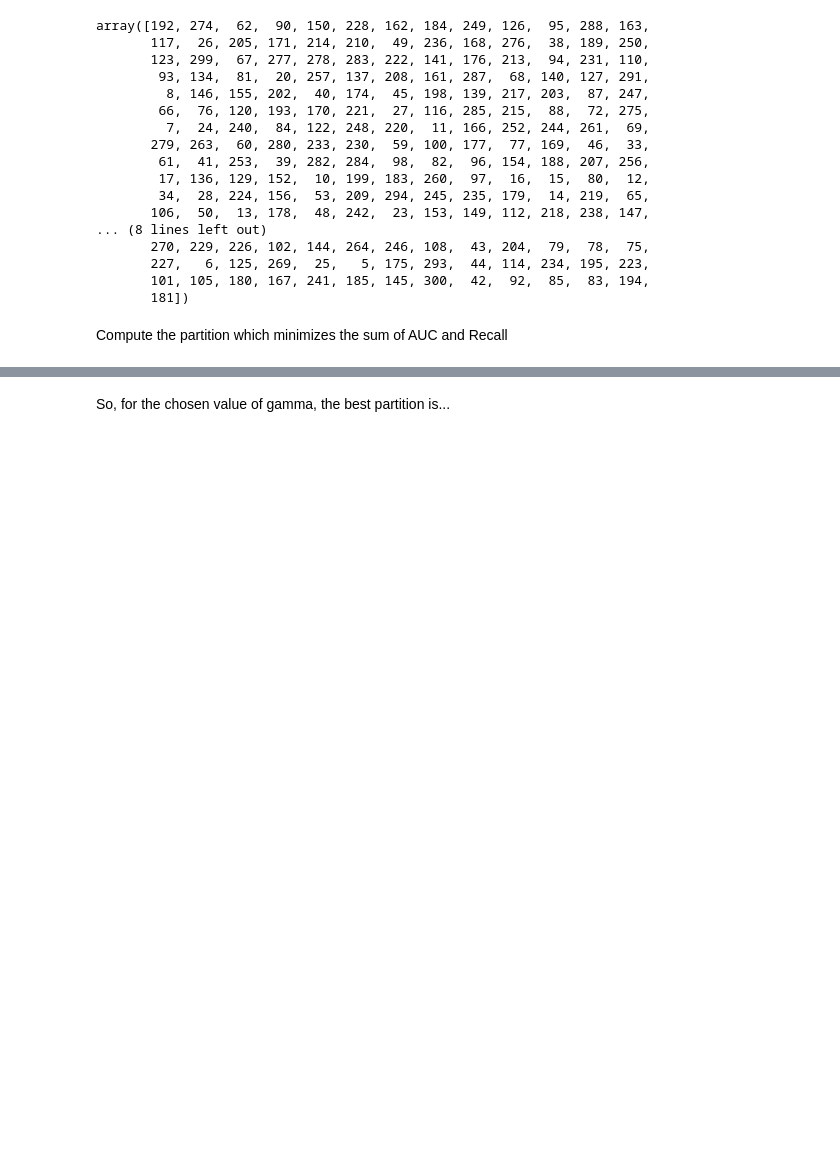
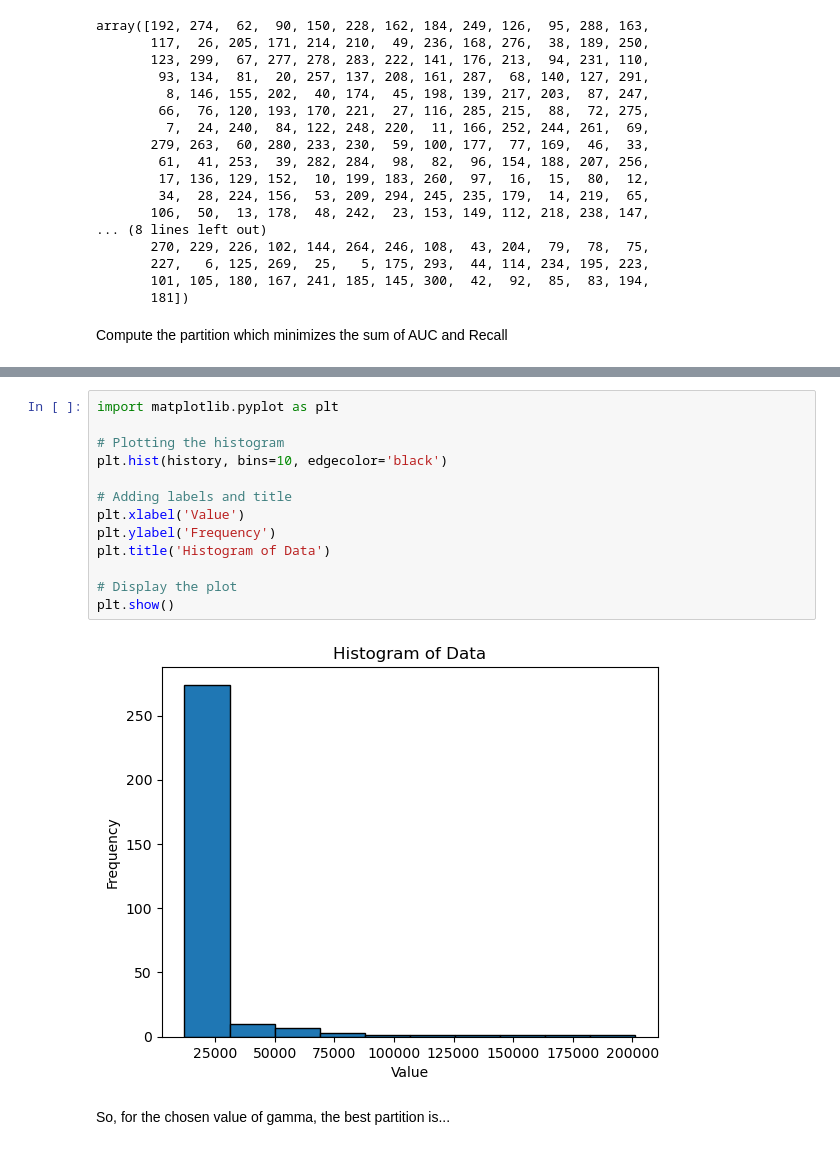
Before and after one commit to peetceenatoo/my-first-research-project, a Jupyter notebook: Implementation/Coat/Notebook.ipynb, the cells around one changed output, grey strips where cells are left out. Cells and saved outputs as stored; diff of their text form; blank space fills up the shorter version.

```diff
--- a/Implementation/Coat/Notebook.ipynb
+++ b/Implementation/Coat/Notebook.ipynb
@@ -1350,3 +1390,18 @@ for p in tqdm(partitions):
+# %%
+import matplotlib.pyplot as plt
+
+# Plotting the histogram
+plt.hist(history, bins=10, edgecolor='black')
+
+# Adding labels and title
+plt.xlabel('Value')
+plt.ylabel('Frequency')
+plt.title('Histogram of Data')
+
+# Display the plot
+plt.show()
+# %% [output]
+[figure, added]
 # %% [markdown]
 So, for the chosen value of gamma, the best partition is...
 # %%
```
Also changed, not shown: parts of 13 cells of this notebook.
